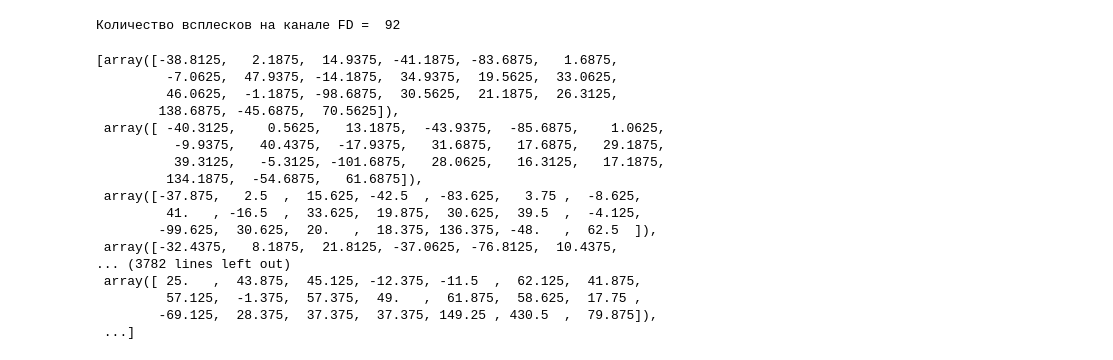
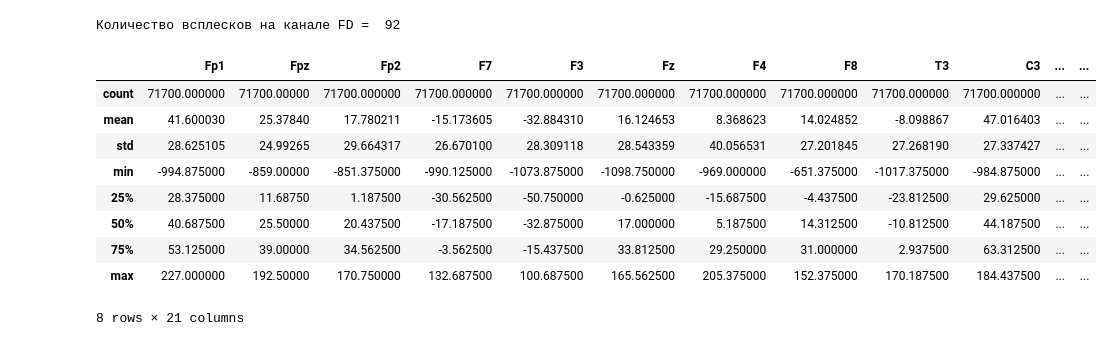
Before and after one commit to FazilovDev/coursework, a Jupyter notebook: AnalysisChannels.ipynb, the cells around one changed output. Drawn from its saved outputs; the diff is of its cells as text; code cells hidden in the pictures.

```diff
--- a/AnalysisChannels.ipynb
+++ b/AnalysisChannels.ipynb
@@ -55,20 +56,19 @@ e = list(eeg)
-# %%
-e
-# %% [output]
-[array([-38.8125,   2.1875,  14.9375, -41.1875, -83.6875,   1.6875,
-         -7.0625,  47.9375, -14.1875,  34.9375,  19.5625,  33.0625,
-         46.0625,  -1.1875, -98.6875,  30.5625,  21.1875,  26.3125,
-        138.6875, -45.6875,  70.5625]),
- array([ -40.3125,    0.5625,   13.1875,  -43.9375,  -85.6875,    1.0625,
-          -9.9375,   40.4375,  -17.9375,   31.6875,   17.6875,   29.1875,
-          39.3125,   -5.3125, -101.6875,   28.0625,   16.3125,   17.1875,
-         134.1875,  -54.6875,   61.6875]),
- array([-37.875,   2.5  ,  15.625, -42.5  , -83.625,   3.75 ,  -8.625,
-         41.   , -16.5  ,  33.625,  19.875,  30.625,  39.5  ,  -4.125,
-        -99.625,  30.625,  20.   ,  18.375, 136.375, -48.   ,  62.5  ]),
- array([-32.4375,   8.1875,  21.8125, -37.0625, -76.8125,  10.4375,
-... (3782 lines left out)
- array([ 25.   ,  43.875,  45.125, -12.375, -11.5  ,  62.125,  41.875,
-         57.125,  -1.375,  57.375,  49.   ,  61.875,  58.625,  17.75 ,
-        -69.125,  28.375,  37.375,  37.375, 149.25 , 430.5  ,  79.875]),
- ...]
+# %%
+# Рассмотрим канал EEG
+data = eeg.tolist()
+labels = ['Fp1', 'Fpz', 'Fp2', 'F7', 'F3', 'Fz', 'F4', 'F8', 'T3', 'C3', 'Cz', 'C4', 'T4', 'T5',
+             'P3', 'Pz', 'P4', 'T6', 'O1', 'Oz', 'O2']
+df = pd.DataFrame(data, columns=labels)
+# %%
+df.describe()
+# %% [output]
+|  | Fp1 | Fpz | Fp2 | F7 | F3 | Fz | F4 | F8 | T3 | C3 | ... | ... |
+| count | 71700.000000 | 71700.00000 | 71700.000000 | 71700.000000 | 71700.000000 | 71700.000000 | 71700.000000 | 71700.000000 | 71700.000000 | 71700.000000 | ... | ... |
+| mean | 41.600030 | 25.37840 | 17.780211 | -15.173605 | -32.884310 | 16.124653 | 8.368623 | 14.024852 | -8.098867 | 47.016403 | ... | ... |
+| std | 28.625105 | 24.99265 | 29.664317 | 26.670100 | 28.309118 | 28.543359 | 40.056531 | 27.201845 | 27.268190 | 27.337427 | ... | ... |
+| min | -994.875000 | -859.00000 | -851.375000 | -990.125000 | -1073.875000 | -1098.750000 | -969.000000 | -651.375000 | -1017.375000 | -984.875000 | ... | ... |
+| 25% | 28.375000 | 11.68750 | 1.187500 | -30.562500 | -50.750000 | -0.625000 | -15.687500 | -4.437500 | -23.812500 | 29.625000 | ... | ... |
+| 50% | 40.687500 | 25.50000 | 20.437500 | -17.187500 | -32.875000 | 17.000000 | 5.187500 | 14.312500 | -10.812500 | 44.187500 | ... | ... |
+| 75% | 53.125000 | 39.00000 | 34.562500 | -3.562500 | -15.437500 | 33.812500 | 29.250000 | 31.000000 | 2.937500 | 63.312500 | ... | ... |
+| max | 227.000000 | 192.50000 | 170.750000 | 132.687500 | 100.687500 | 165.562500 | 205.375000 | 152.375000 | 170.187500 | 184.437500 | ... | ... |
+8 rows × 21 columns
```
Also changed, not shown: parts of 10 cells of this notebook, 6 other files.
